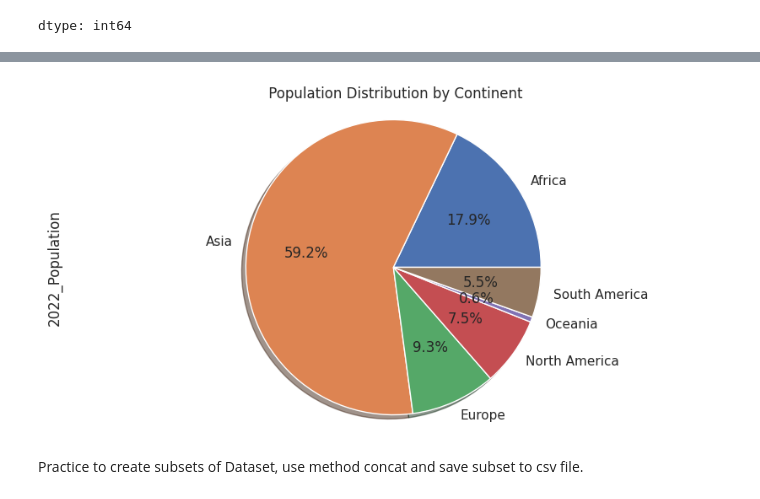
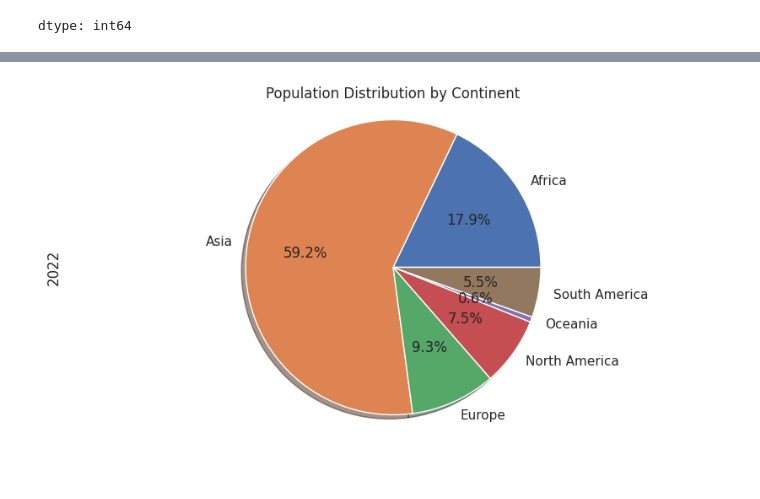
Before and after one commit to Koliada-LM-Data/World-Population-Study-Dataset, a Jupyter notebook: Population_project.ipynb, the cells around one changed output, grey strips where cells are left out. Cells and saved outputs as stored; diff of their text form; code cells hidden in the pictures; blank space fills up the shorter version.

```diff
--- a/Population_project.ipynb
+++ b/Population_project.ipynb
@@ -110,3 +105,10 @@ display(world_df)
 | 232 | 63 | ZMB | Zambia | Lusaka | Africa | 20017675 | 18927715 | ... |
 | 233 | 74 | ZWE | Zimbabwe | Harare | Africa | 16320537 | 15669666 | ... |
 234 rows × 17 columns
+# %%
+# Renaming year columns from "Year Population" to just "Year" for shorter name
+
+for col in world_df.columns:
+    if 'Population' in col:
+        world_df = world_df.rename(columns={col: col.split('_')[0]})
+world_df.head()
@@ -297,11 +474,9 @@ continent_df
 # %%
 # Pie-chart showing Population Distribution by Continent in percents
 
-continent_df['2022_Population'].plot(kind='pie', figsize=(10,5), shadow=True, autopct='%1.1f%%')
-plt.title(' Population Distribution by Continent')
+continent_df['2022'].plot(kind='pie', figsize=(10,5), shadow=True, autopct='%1.1f%%')
+plt.title('Population Distribution by Continent')
 plt.axis('equal')
 plt.show()
 # %% [output]
-[figure, old version]
+[figure, new version]
-# %% [markdown]
-Practice to create subsets of Dataset, use method concat and save subset to csv file.
```
Also changed, not shown: parts of 99 cells of this notebook.
